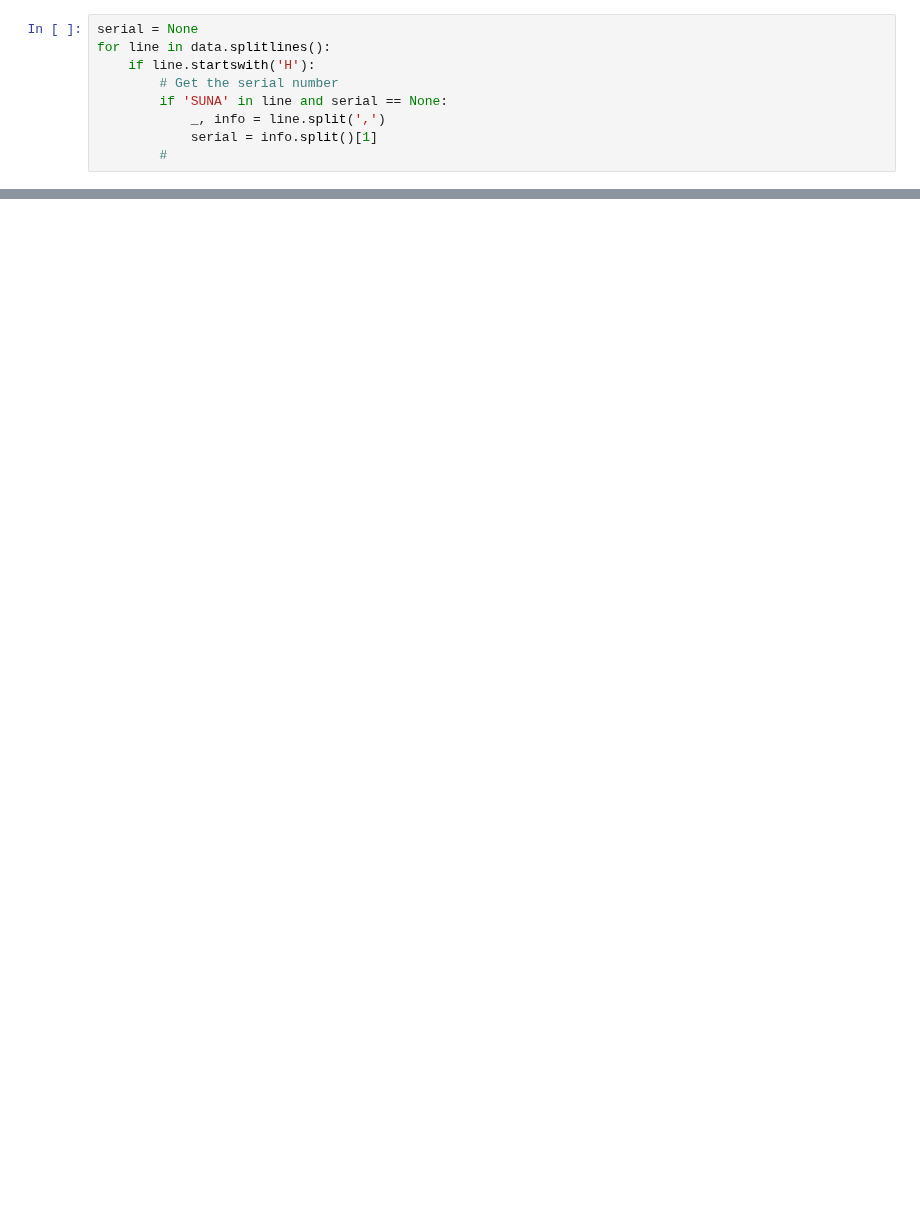
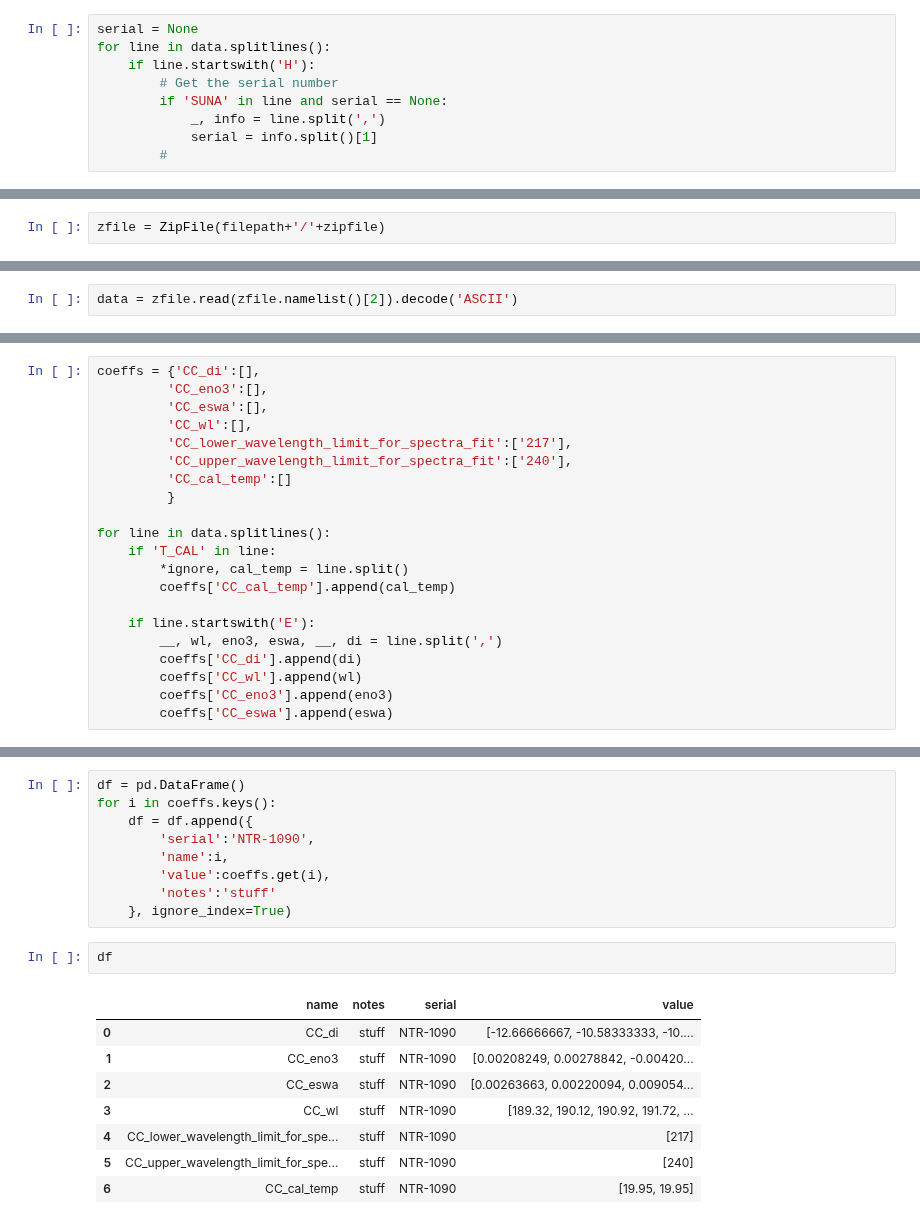
Before and after one commit to cooleyky/QAQC_Sandbox, a Jupyter notebook: Metadata_Review/Calibration/Parsers/NUTNR Calibration Parser.ipynb, the cells around one changed output, grey strips where cells are left out. Saved outputs shown, nothing was run; the diff lists cells and outputs as text; blank space fills up the shorter version.

```diff
--- a/Metadata_Review/Calibration/Parsers/NUTNR Calibration Parser.ipynb
+++ b/Metadata_Review/Calibration/Parsers/NUTNR Calibration Parser.ipynb
@@ -185,0 +167,2 @@ serial
+# %%
+zfile = ZipFile(filepath+'/'+zipfile)
@@ -185,0 +177,2 @@ serial
+# %%
+data = zfile.read(zfile.namelist()[2]).decode('ASCII')
@@ -185,0 +203,21 @@ serial
+# %%
+coeffs = {'CC_di':[],
+         'CC_eno3':[],
+         'CC_eswa':[],
+         'CC_wl':[],
+         'CC_lower_wavelength_limit_for_spectra_fit':['217'],
+         'CC_upper_wavelength_limit_for_spectra_fit':['240'],
+         'CC_cal_temp':[]
+         }
+
+for line in data.splitlines():
+    if 'T_CAL' in line:
+        *ignore, cal_temp = line.split()
+        coeffs['CC_cal_temp'].append(cal_temp)
+
+    if line.startswith('E'):
+        __, wl, eno3, eswa, __, di = line.split(',')
+        coeffs['CC_di'].append(di)
+        coeffs['CC_wl'].append(wl)
+        coeffs['CC_eno3'].append(eno3)
+        coeffs['CC_eswa'].append(eswa)
@@ -185,0 +244,20 @@ serial
+# %%
+df = pd.DataFrame()
+for i in coeffs.keys():
+    df = df.append({
+        'serial':'NTR-1090',
+        'name':i,
+        'value':coeffs.get(i),
+        'notes':'stuff'
+    }, ignore_index=True)
+# %%
+df
+# %% [output]
+|  | name | notes | serial | value |
+| 0 | CC_di | stuff | NTR-1090 | [-12.66666667, -10.58333333, -10.... |
+| 1 | CC_eno3 | stuff | NTR-1090 | [0.00208249, 0.00278842, -0.00420... |
+| 2 | CC_eswa | stuff | NTR-1090 | [0.00263663, 0.00220094, 0.009054... |
+| 3 | CC_wl | stuff | NTR-1090 | [189.32, 190.12, 190.92, 191.72, ... |
+| 4 | CC_lower_wavelength_limit_for_spe... | stuff | NTR-1090 | [217] |
+| 5 | CC_upper_wavelength_limit_for_spe... | stuff | NTR-1090 | [240] |
+| 6 | CC_cal_temp | stuff | NTR-1090 | [19.95, 19.95] |
```
Also changed, not shown: parts of 40 cells of this notebook, 2 other files.
